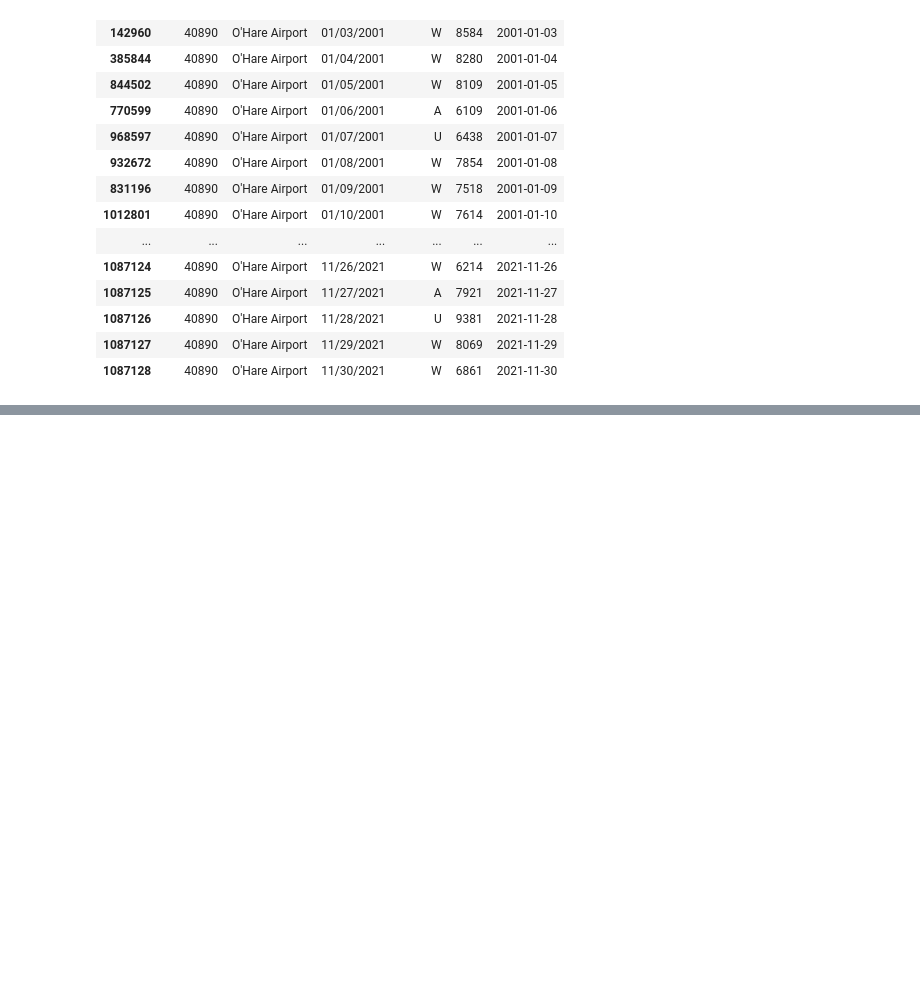
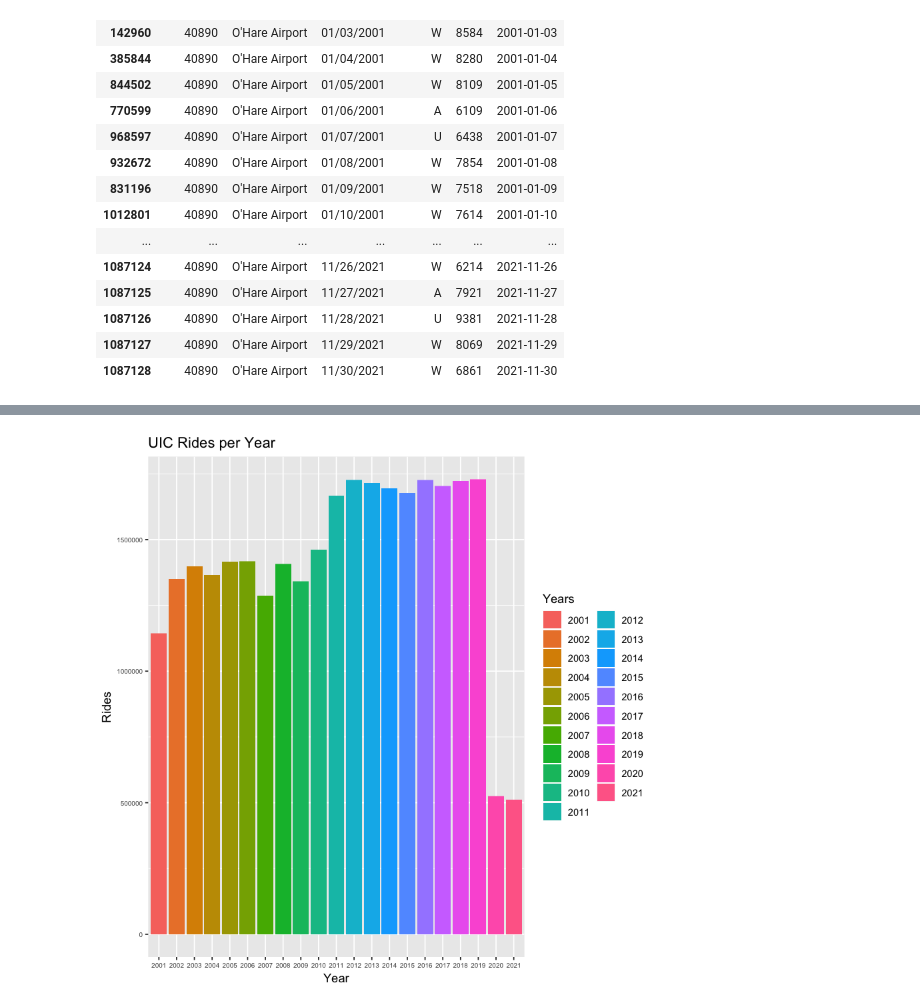
Before and after one commit to kaowayne8/424_CTA_STOP, a Jupyter notebook: TestR.ipynb, the cells around one changed output, grey strips where cells are left out. Cells and saved outputs as stored; diff of their text form; code cells hidden in the pictures; blank space fills up the shorter version.

Commit message:
Finished ohare and uic charts

```diff
--- a/TestR.ipynb
+++ b/TestR.ipynb
@@ -319,0 +261,8 @@ uic2021_plot_weekday
+# %%
+#UIC by year
+uicyear<-ggplot(data=uic, aes(factor(year(ymd(uic$newDates))), uic$rides, fill=factor(year(ymd(uic$newDates))))) +
+  geom_bar(stat="identity") + labs(x = "Year", y = "Rides", title = "UIC Rides per Year", fill="Years") +
+theme(axis.text=element_text(size=6))
+uicyear
+# %% [output]
+[figure, added]
```
Also changed, not shown: parts of 13 cells of this notebook, 1 other file.
